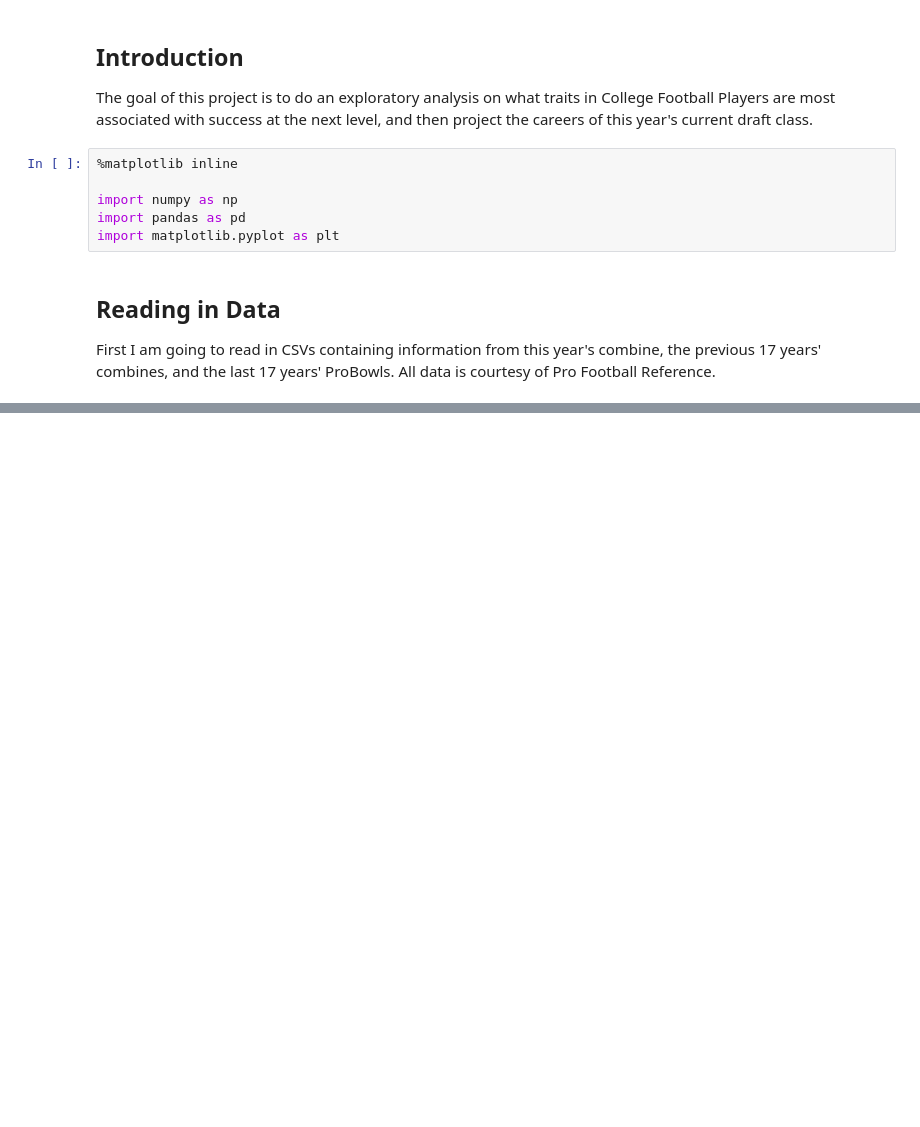
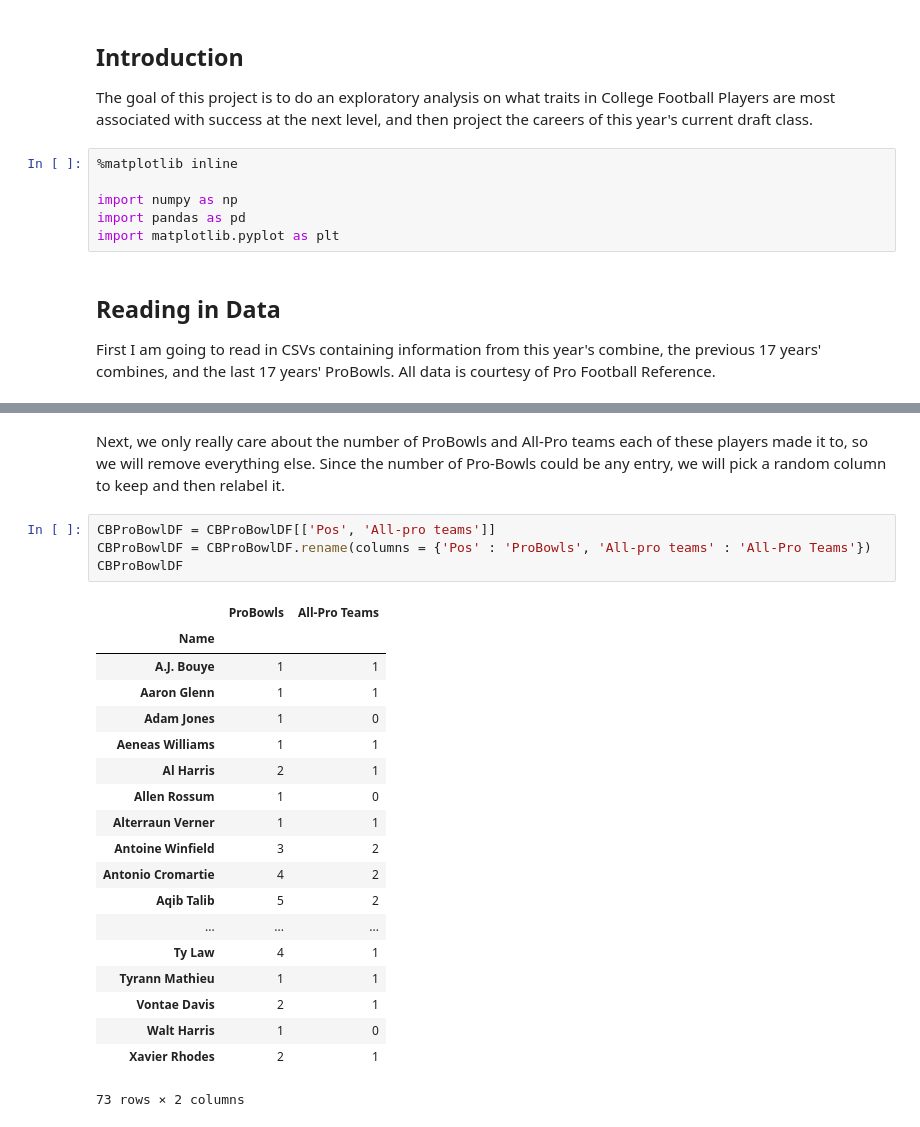
Before and after one commit to tevans-barton/2018NFLDraftAnalysis, a Jupyter notebook: 2018NFLDraftAnalysis.ipynb, the cells around one changed output, grey strips where cells are left out. Saved outputs shown, nothing was run; the diff lists cells and outputs as text; blank space fills up the shorter version.

```diff
--- a/2018NFLDraftAnalysis.ipynb
+++ b/2018NFLDraftAnalysis.ipynb
@@ -19,0 +61,26 @@ TempCBProBowlDF = pd.read_csv('./CSVs/CBProBowls')
+# %% [markdown]
+Next, we only really care about the number of ProBowls and All-Pro teams each of these players made it to, so we will remove everything else. Since the number of Pro-Bowls could be any entry, we will pick a random column to keep and then relabel it.
+# %%
+CBProBowlDF = CBProBowlDF[['Pos', 'All-pro teams']]
+CBProBowlDF = CBProBowlDF.rename(columns = {'Pos' : 'ProBowls', 'All-pro teams' : 'All-Pro Teams'})
+CBProBowlDF
+# %% [output]
+|  | ProBowls | All-Pro Teams |
+| Name |  |  |
+| A.J. Bouye | 1 | 1 |
+| Aaron Glenn | 1 | 1 |
+| Adam Jones | 1 | 0 |
+| Aeneas Williams | 1 | 1 |
+| Al Harris | 2 | 1 |
+| Allen Rossum | 1 | 0 |
+| Alterraun Verner | 1 | 1 |
+| Antoine Winfield | 3 | 2 |
+| Antonio Cromartie | 4 | 2 |
+| Aqib Talib | 5 | 2 |
+| ... | ... | ... |
+| Ty Law | 4 | 1 |
+| Tyrann Mathieu | 1 | 1 |
+| Vontae Davis | 2 | 1 |
+| Walt Harris | 1 | 0 |
+| Xavier Rhodes | 2 | 1 |
+73 rows × 2 columns
```
Also changed, not shown: parts of 9 cells of this notebook, 1 other file.
